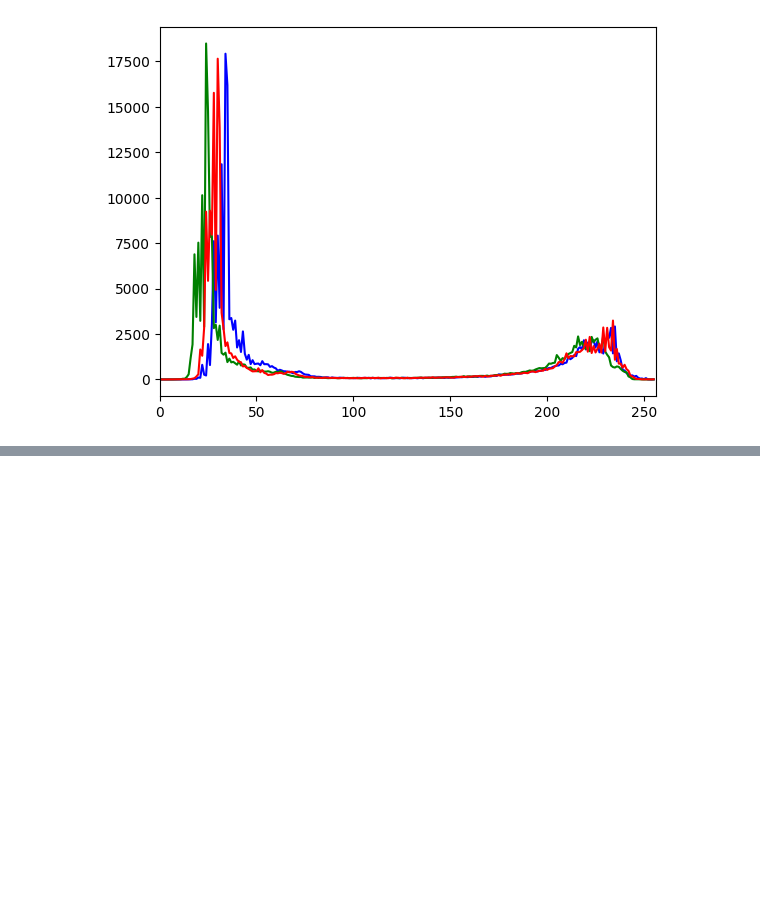
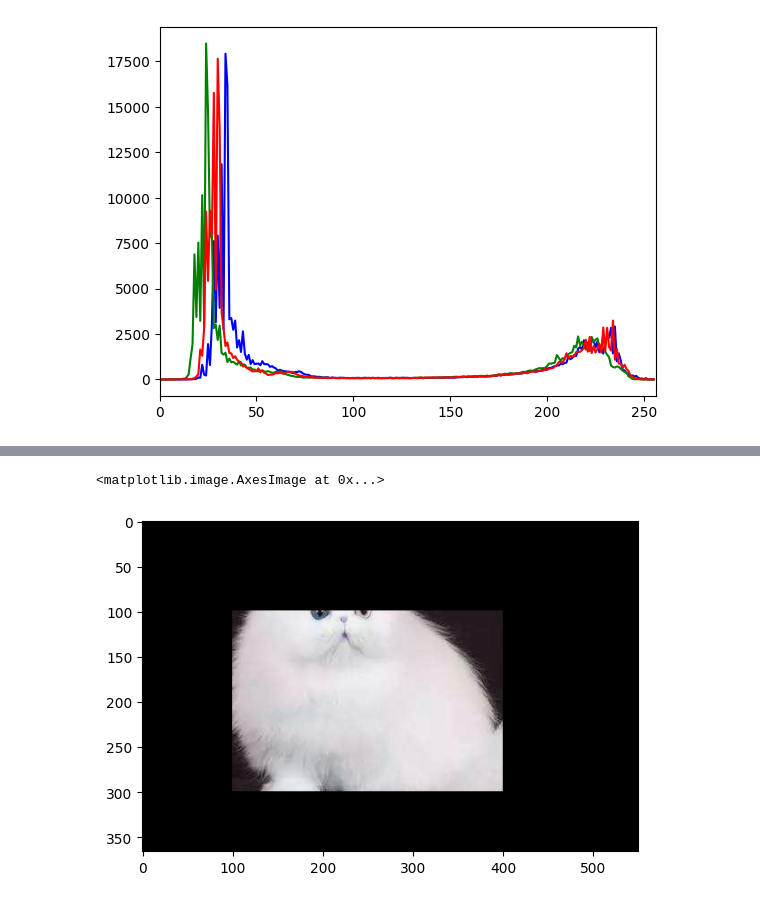
Before and after one commit to Tusiyang/OpenCV_Practice, a Jupyter notebook: Chapter 8/practice_code.ipynb, the cells around one changed output, grey strips where cells are left out. Saved outputs shown, nothing was run; the diff lists cells and outputs as text; code cells hidden in the pictures; blank space fills up the shorter version.

```diff
--- a/Chapter 8/practice_code.ipynb
+++ b/Chapter 8/practice_code.ipynb
@@ -16,0 +30,7 @@ for i, col in enumerate(color):
+# %%
+# 与操作用mask抽取图像
+masked_img= cv2.bitwise_and(img, img, mask=mask) # src1, src2, mask, src1 and sr2 can be different images。此时把图像的每个像素点值转化为二进制，然后进行and操作
+plt.imshow(masked_img)
+# %% [output]
+<matplotlib.image.AxesImage at 0x...>
+[figure, added]
```
Also changed, not shown: parts of 12 cells of this notebook, 1 other file.
